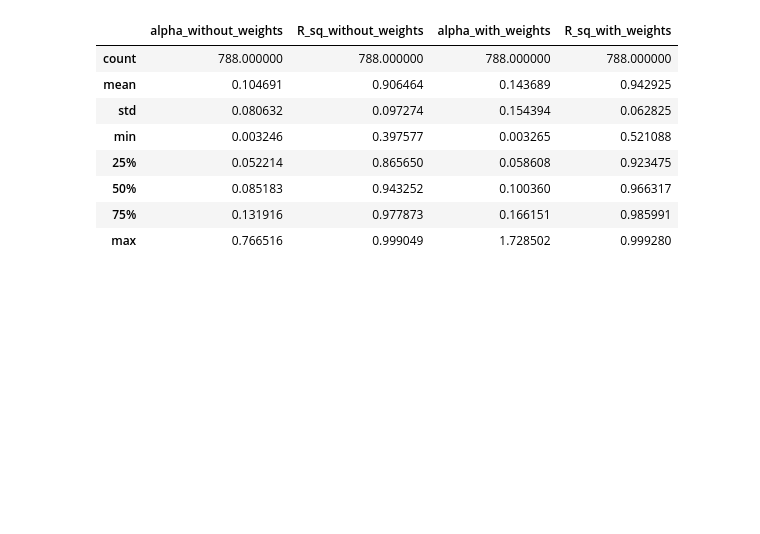
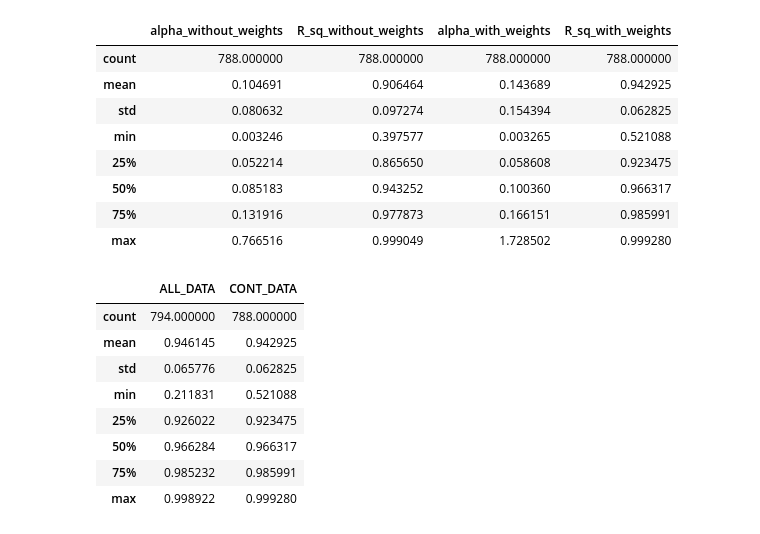
Before and after one commit to jevago262000/PhD_1-Water_Balance, a Jupyter notebook: 4.3.recession_constant_CSS.ipynb, the cells around one changed output. Cells and saved outputs as stored; diff of their text form; code cells hidden in the pictures; blank space fills up the shorter version.

```diff
--- a/4.3.recession_constant_CSS.ipynb
+++ b/4.3.recession_constant_CSS.ipynb
@@ -348,3 +349,19 @@ df_results2.describe()
 | 50% | 0.085183 | 0.943252 | 0.100360 | 0.966317 |
 | 75% | 0.131916 | 0.977873 | 0.166151 | 0.985991 |
 | max | 0.766516 | 0.999049 | 1.728502 | 0.999280 |
+# %%
+series1 = pd.Series(df_results.describe()["R_sq_with_weights"], name="ALL_DATA") # All daily data series
+series2 = pd.Series(df_results2.describe()["R_sq_with_weights"], name="CONT_DATA") # Only the longest continuous daily data periods
+# Concatenate the series into a DataFrame for comparison of the statistics of R2
+R_sq_mean = pd.concat([series1, series2], axis=1)
+R_sq_mean
+# %% [output]
+|  | ALL_DATA | CONT_DATA |
+| count | 794.000000 | 788.000000 |
+| mean | 0.946145 | 0.942925 |
+| std | 0.065776 | 0.062825 |
+| min | 0.211831 | 0.521088 |
+| 25% | 0.926022 | 0.923475 |
+| 50% | 0.966284 | 0.966317 |
+| 75% | 0.985232 | 0.985991 |
+| max | 0.998922 | 0.999280 |
```
Also changed, not shown: parts of 11 cells of this notebook.
